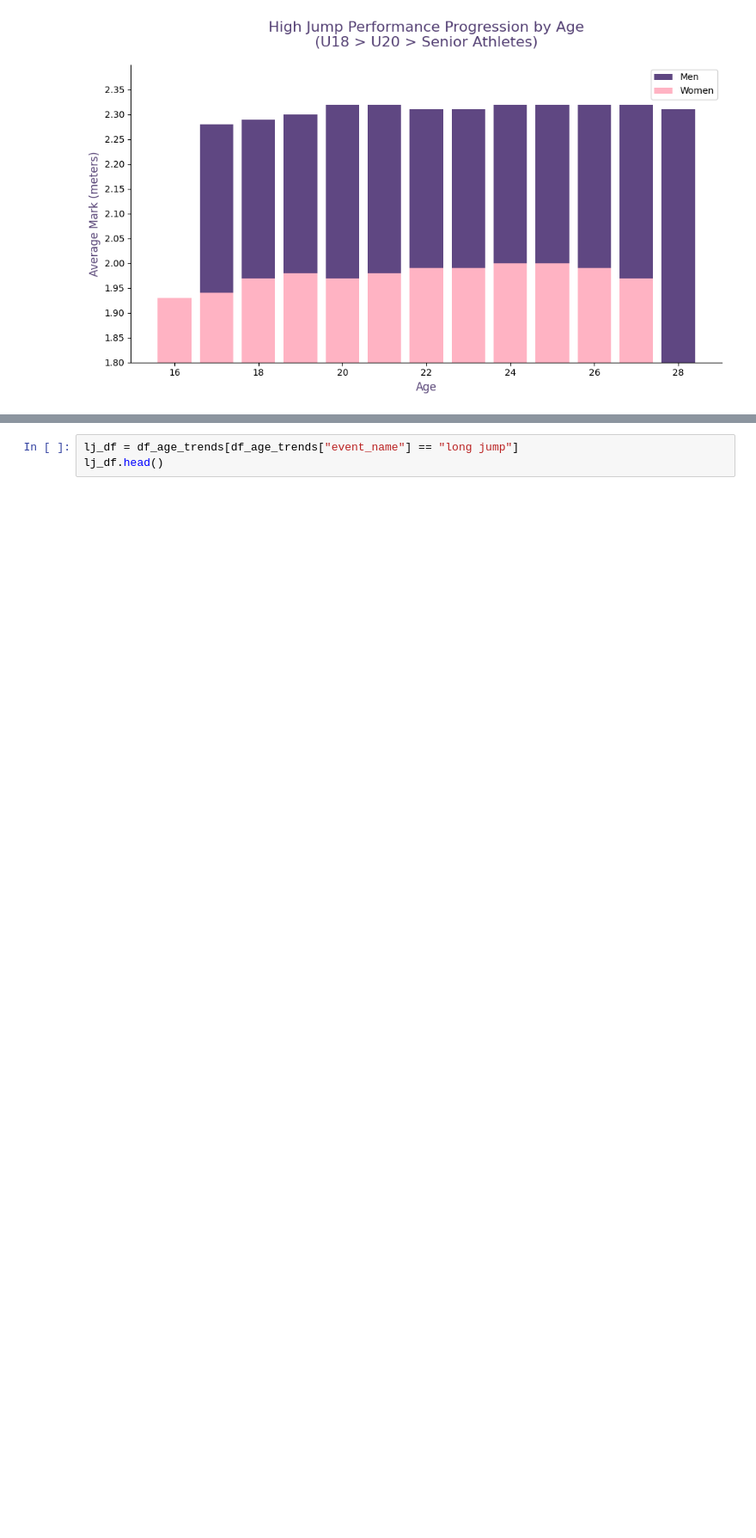
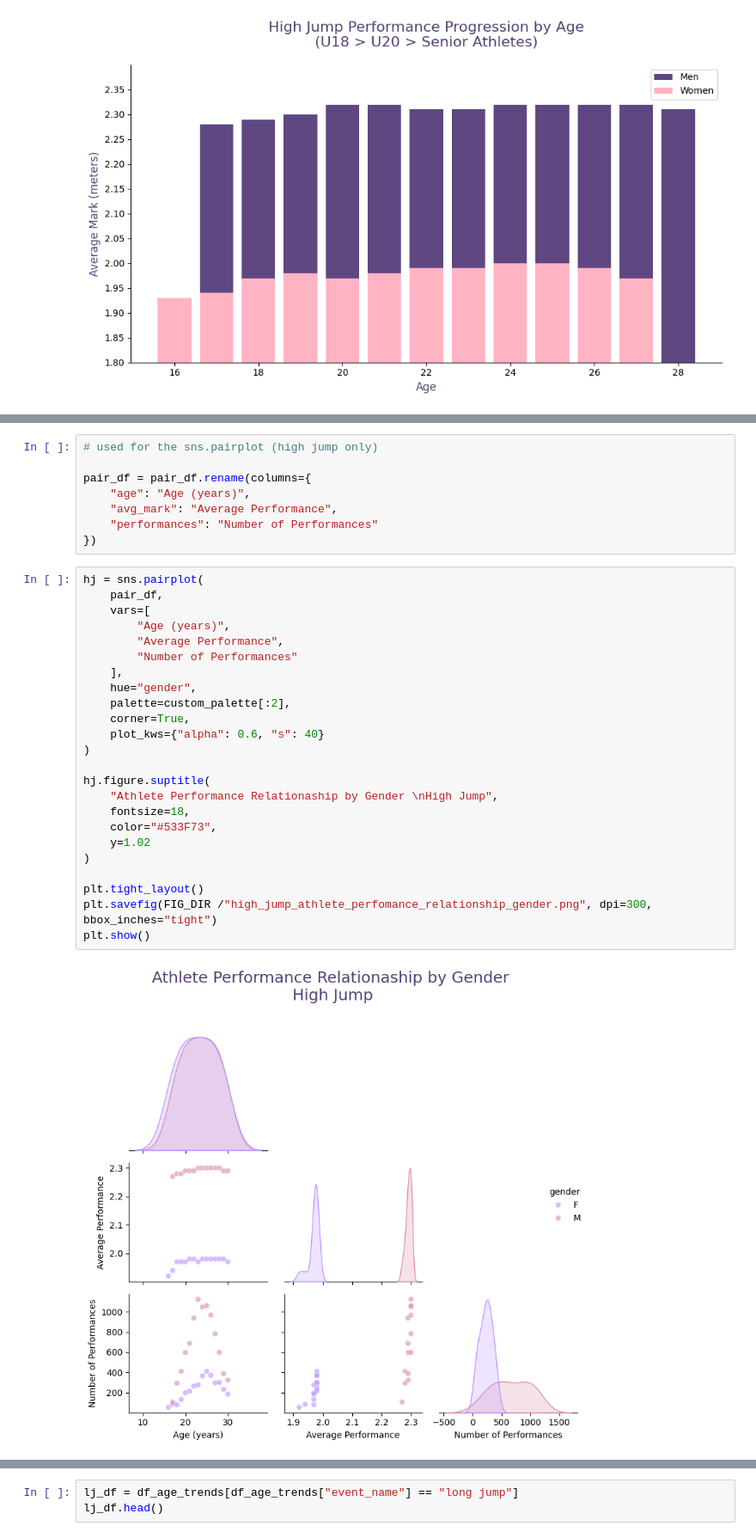
Before and after one commit to brit-tiny/track_and_field_junior_to_elite_capstone, a Jupyter notebook: notebooks/03_eda.ipynb, the cells around one changed output, grey strips where cells are left out. Shown at 86% size. Drawn from its saved outputs; the diff is of its cells as text; blank space fills up the shorter version.

Commit message:
Updated requirements.txt, added pairplot, finalized project

```diff
--- a/notebooks/03_eda.ipynb
+++ b/notebooks/03_eda.ipynb
@@ -366,2 +380,36 @@ plt.show()
+# %%
+# used for the sns.pairplot (high jump only)
+
+pair_df = pair_df.rename(columns={
+    "age": "Age (years)",
+    "avg_mark": "Average Performance",
+    "performances": "Number of Performances"
+})
+# %%
+hj = sns.pairplot(
+    pair_df,
+    vars=[
+        "Age (years)",
+        "Average Performance",
+        "Number of Performances"
+    ],
+    hue="gender",
+    palette=custom_palette[:2],
+    corner=True,
+    plot_kws={"alpha": 0.6, "s": 40}
+)
+
+hj.figure.suptitle(
+    "Athlete Performance Relationaship by Gender \nHigh Jump",
+    fontsize=18,
+    color="#533F73",
+    y=1.02
+)
+
+plt.tight_layout()
+plt.savefig(FIG_DIR /"high_jump_athlete_perfomance_relationship_gender.png", dpi=300, bbox_inches="tight")
+plt.show()
+# %% [output]
+[figure, added]
 # %% [markdown]
 ## Long jump
```
Also changed, not shown: parts of 28 cells of this notebook, 6 other files.
